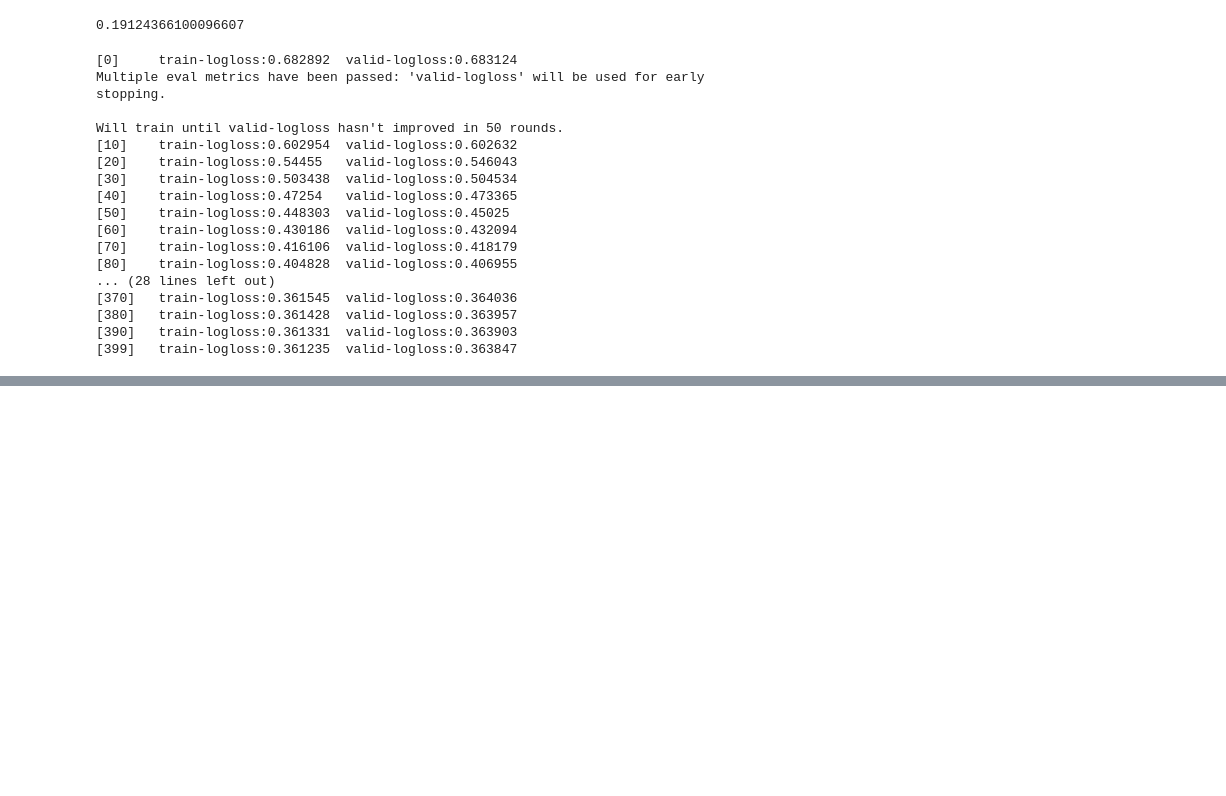
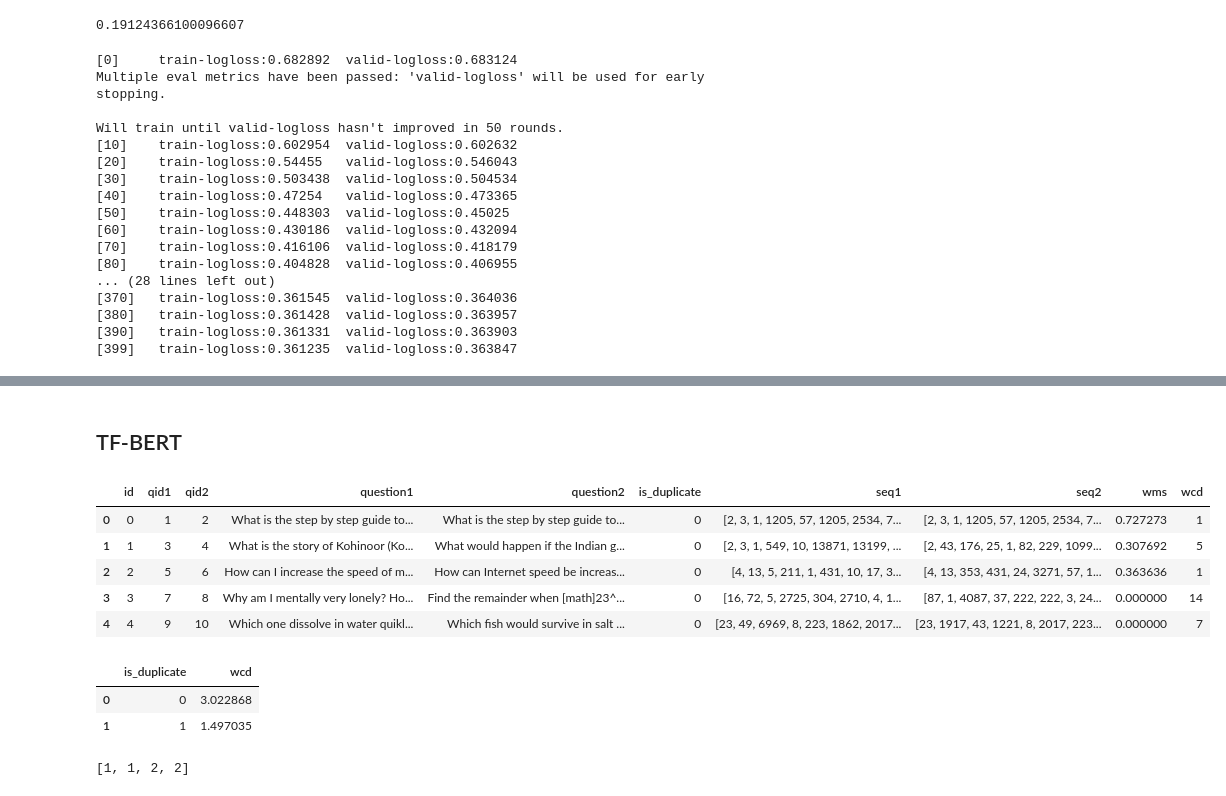
Before and after one commit to DevanshiSanghvi/Quora-Question-Pairs, a Jupyter notebook: XGBoost.ipynb, the cells around one changed output, grey strips where cells are left out. Drawn from its saved outputs; the diff is of its cells as text; code cells hidden in the pictures; blank space fills up the shorter version.

```diff
--- a/XGBoost.ipynb
+++ b/XGBoost.ipynb
@@ -355,0 +385,6 @@ sub.to_csv('/input/simple_xgb.csv', index=False)
+# %%
+train_list1=list(df_train['question1'])
+train_list2=list(df_train['question2'])
+train_list=train_list1+train_list2
+
+train_list
@@ -355,0 +427,8 @@ sub.to_csv('/input/simple_xgb.csv', index=False)
+# %%
+#padding the sequences to a constant size
+max_length=100
+sequence1=pad_sequences(sequence1,maxlen=max_length,padding='post')
+sequence2=pad_sequences(sequence2,maxlen=max_length,padding='post')
+
+df_train['seq1']=list(sequence1)
+df_train['seq2']=list(sequence2)
@@ -355,0 +510,44 @@ sub.to_csv('/input/simple_xgb.csv', index=False)
+# %% [markdown]
+## TF-BERT
+# %%
+df_train = df_train[df_train['question1'].apply(lambda x: isinstance(x, str))]
+df_train = df_train[df_train['question2'].apply(lambda x: isinstance(x, str))]
+# %%
+import string, six
+
+re_tok = re.compile(f'([{string.punctuation}“”¨«»®´·º½¾¿¡§£₤‘’])')
+
+def tokenize(s):
+    return re_tok.sub(r' \1 ', s).split()
+
+def clean_text(s):
+    try:
+        return re.sub(r'[^A-Za-z0-9,?"\'. ]+', '', s).encode('utf-8').decode('utf-8').lower()
+    except:
+        return ""
+
+def word_count_diff(row):
+    try:
+        q1words = len(list(filter(lambda x: x.lower() not in stops, tokenize(row['question1']))))
+        q2words = len(list(filter(lambda x: x.lower() not in stops, tokenize(row['question2']))))
+        return abs(q1words - q2words)
+    except:
+        return 50
+# %%
+df_train['wms'] = df_train.apply(word_match_share, axis=1)
+df_train['wcd'] = df_train.apply(word_count_diff, axis=1)
+
+df_train.head()
+# %% [output]
+|  | id | qid1 | qid2 | question1 | question2 | is_duplicate | seq1 | seq2 | wms | wcd |
+| 0 | 0 | 1 | 2 | What is the step by step guide to... | What is the step by step guide to... | 0 | [2, 3, 1, 1205, 57, 1205, 2534, 7... | [2, 3, 1, 1205, 57, 1205, 2534, 7... | 0.727273 | 1 |
+| 1 | 1 | 3 | 4 | What is the story of Kohinoor (Ko... | What would happen if the Indian g... | 0 | [2, 3, 1, 549, 10, 13871, 13199, ... | [2, 43, 176, 25, 1, 82, 229, 1099... | 0.307692 | 5 |
+| 2 | 2 | 5 | 6 | How can I increase the speed of m... | How can Internet speed be increas... | 0 | [4, 13, 5, 211, 1, 431, 10, 17, 3... | [4, 13, 353, 431, 24, 3271, 57, 1... | 0.363636 | 1 |
+| 3 | 3 | 7 | 8 | Why am I mentally very lonely? Ho... | Find the remainder when [math]23^... | 0 | [16, 72, 5, 2725, 304, 2710, 4, 1... | [87, 1, 4087, 37, 222, 222, 3, 24... | 0.000000 | 14 |
+| 4 | 4 | 9 | 10 | Which one dissolve in water quikl... | Which fish would survive in salt ... | 0 | [23, 49, 6969, 8, 223, 1862, 2017... | [23, 1917, 43, 1221, 8, 2017, 223... | 0.000000 | 7 |
+# %%
+df_train.groupby(['is_duplicate']).agg({'wcd': np.mean}).reset_index()
+# %% [output]
+|  | is_duplicate | wcd |
+| 0 | 0 | 3.022868 |
+| 1 | 1 | 1.497035 |
@@ -355,0 +572,4 @@ sub.to_csv('/input/simple_xgb.csv', index=False)
+# %%
+X_wcd_train[:4]
+# %% [output]
+[1, 1, 2, 2]
```
Also changed, not shown: parts of 31 cells of this notebook.
